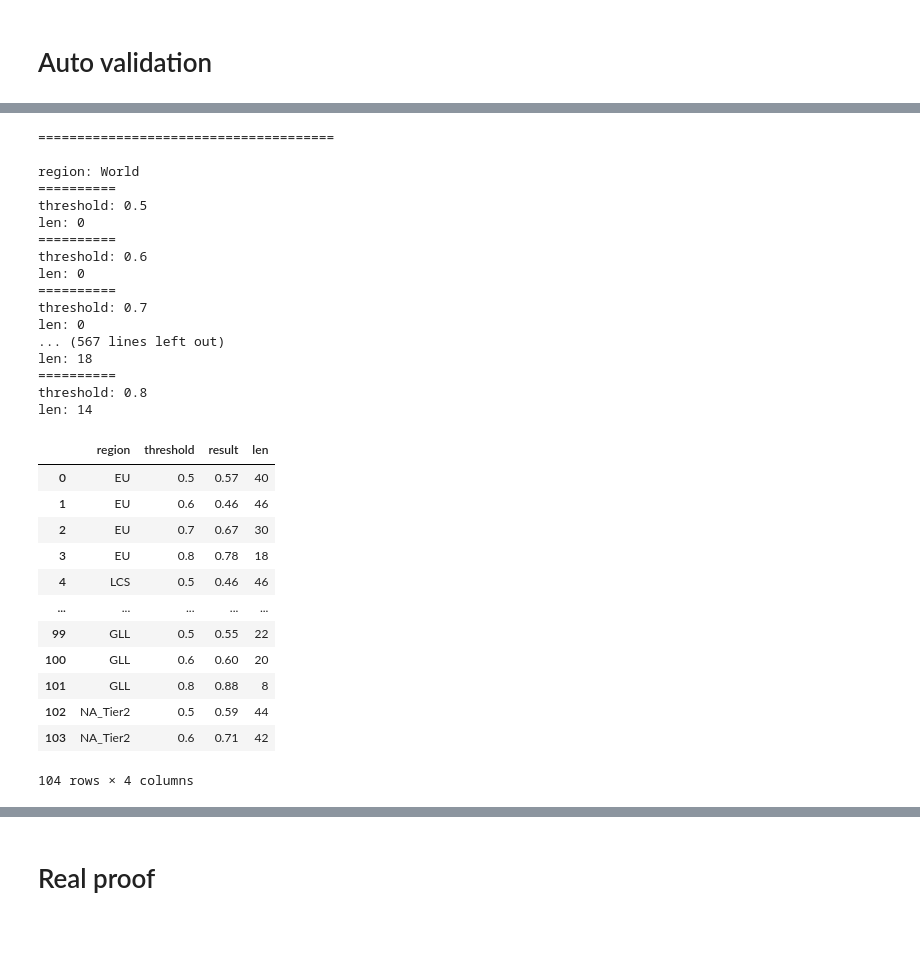
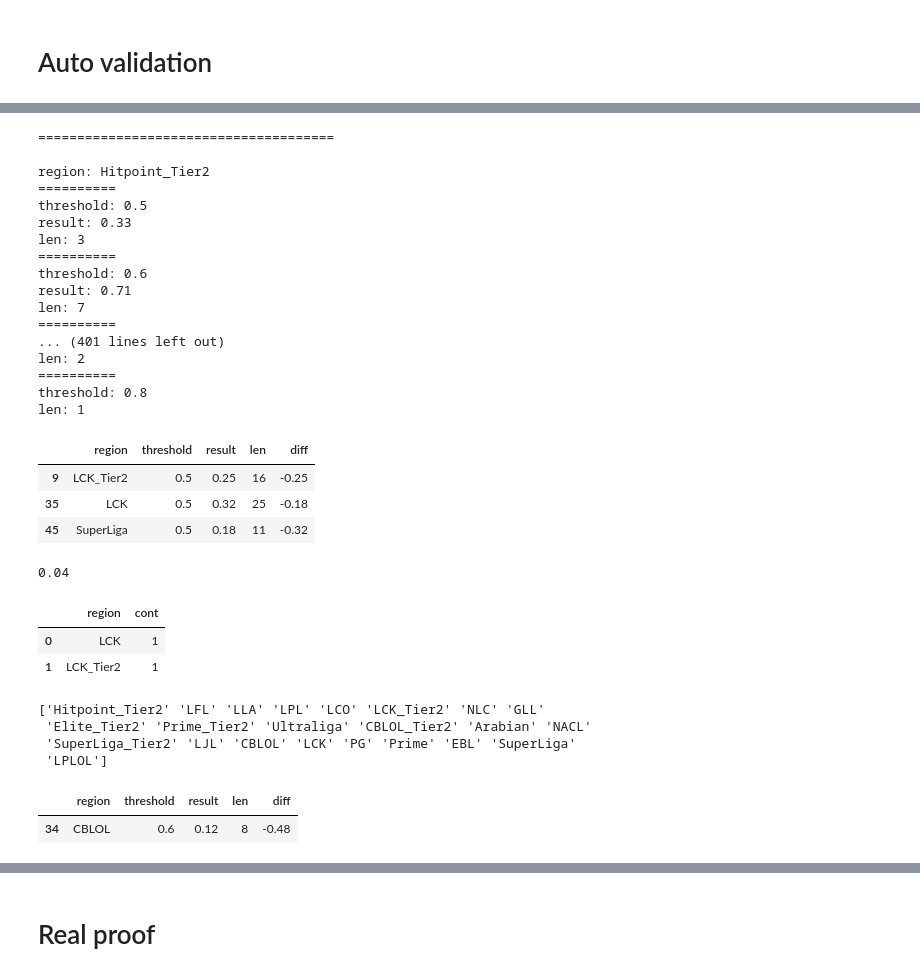
Before and after one commit to giuliano0s/league-bets-public, a Jupyter notebook: validation.ipynb, the cells around one changed output, grey strips where cells are left out. Cells and saved outputs as stored; diff of their text form; code cells hidden in the pictures; blank space fills up the shorter version.

```diff
--- a/validation.ipynb
+++ b/validation.ipynb
@@ -148,40 +148,53 @@ for reg in validation_df.tournamentId.apply(lambda x: x[:-5]).unique():
         print(f'len: {len(test_df)}')
 
 perc_val_result_df.columns = ['region','threshold','result','len']
+perc_val_result_df['diff'] = perc_val_result_df['result'] - perc_val_result_df['threshold']
 # %% [output]
 ======================================
 
-region: World
+region: Hitpoint_Tier2
 ==========
 threshold: 0.5
-len: 0
+result: 0.33
+len: 3
 ==========
 threshold: 0.6
-len: 0
+result: 0.71
+len: 7
 ==========
-threshold: 0.7
-len: 0
-... (567 lines left out)
-len: 18
+... (401 lines left out)
+len: 2
 ==========
 threshold: 0.8
-len: 14
+len: 1
-# %%
-perc_val_result_df['diff'] = perc_val_result_df['result'] - perc_val_result_df['threshold']
-# %% [output]
-|  | region | threshold | result | len |
-| 0 | EU | 0.5 | 0.57 | 40 |
-| 1 | EU | 0.6 | 0.46 | 46 |
-| 2 | EU | 0.7 | 0.67 | 30 |
-| 3 | EU | 0.8 | 0.78 | 18 |
-| 4 | LCS | 0.5 | 0.46 | 46 |
-| ... | ... | ... | ... | ... |
-| 99 | GLL | 0.5 | 0.55 | 22 |
-| 100 | GLL | 0.6 | 0.60 | 20 |
-| 101 | GLL | 0.8 | 0.88 | 8 |
-| 102 | NA_Tier2 | 0.5 | 0.59 | 44 |
-| 103 | NA_Tier2 | 0.6 | 0.71 | 42 |
-104 rows × 4 columns
+# %%
+perc_val_result_df[(perc_val_result_df['diff']<-0.1) & (perc_val_result_df['len']>10)]
+# %% [output]
+|  | region | threshold | result | len | diff |
+| 9 | LCK_Tier2 | 0.5 | 0.25 | 16 | -0.25 |
+| 35 | LCK | 0.5 | 0.32 | 25 | -0.18 |
+| 45 | SuperLiga | 0.5 | 0.18 | 11 | -0.32 |
+# %%
+bad_diffs = perc_val_result_df[(perc_val_result_df['diff']<-0.1)
+                               & (perc_val_result_df['len']>15)]
+print(len(bad_diffs)/len(perc_val_result_df))
+bad_diffs['cont'] = 1
+bad_diffs.groupby(by='region',as_index=False)['cont'].sum()
+# %% [output]
+0.04
+|  | region | cont |
+| 0 | LCK | 1 |
+| 1 | LCK_Tier2 | 1 |
+# %%
+print(perc_val_result_df.region.unique())
+perc_val_result_df[perc_val_result_df['region']=='CBLOL']
+# %% [output]
+['Hitpoint_Tier2' 'LFL' 'LLA' 'LPL' 'LCO' 'LCK_Tier2' 'NLC' 'GLL'
+ 'Elite_Tier2' 'Prime_Tier2' 'Ultraliga' 'CBLOL_Tier2' 'Arabian' 'NACL'
+ 'SuperLiga_Tier2' 'LJL' 'CBLOL' 'LCK' 'PG' 'Prime' 'EBL' 'SuperLiga'
+ 'LPLOL']
+|  | region | threshold | result | len | diff |
+| 34 | CBLOL | 0.6 | 0.12 | 8 | -0.48 |
 # %%
 Utils.regions_stats
 # %% [output]
```
Also changed, not shown: parts of 11 cells of this notebook, 6 other files.
